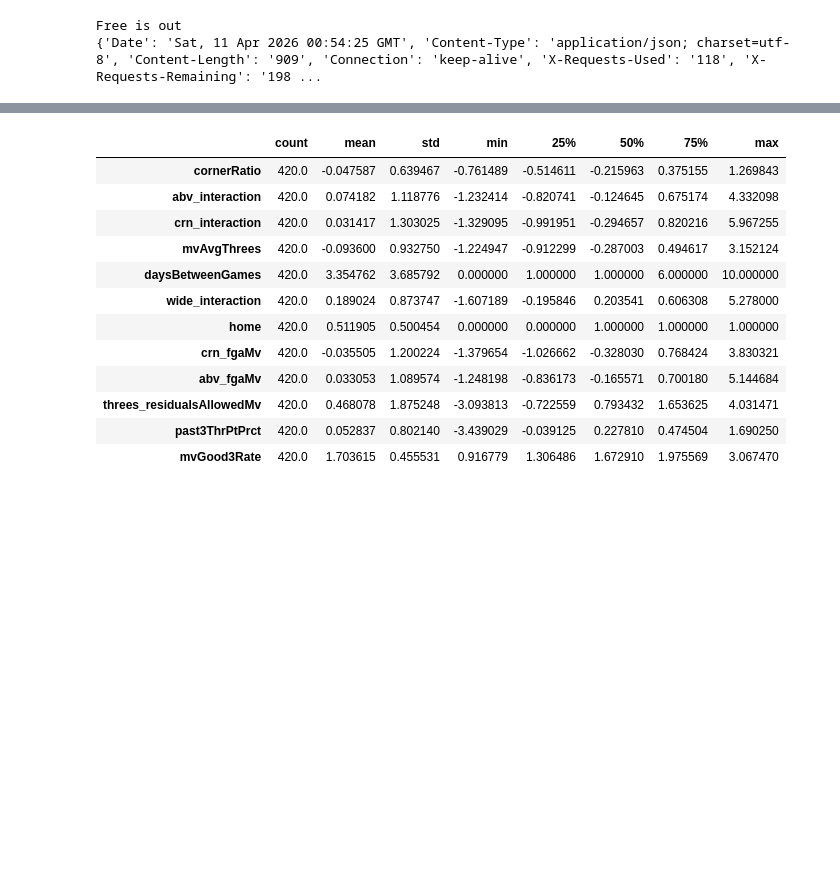
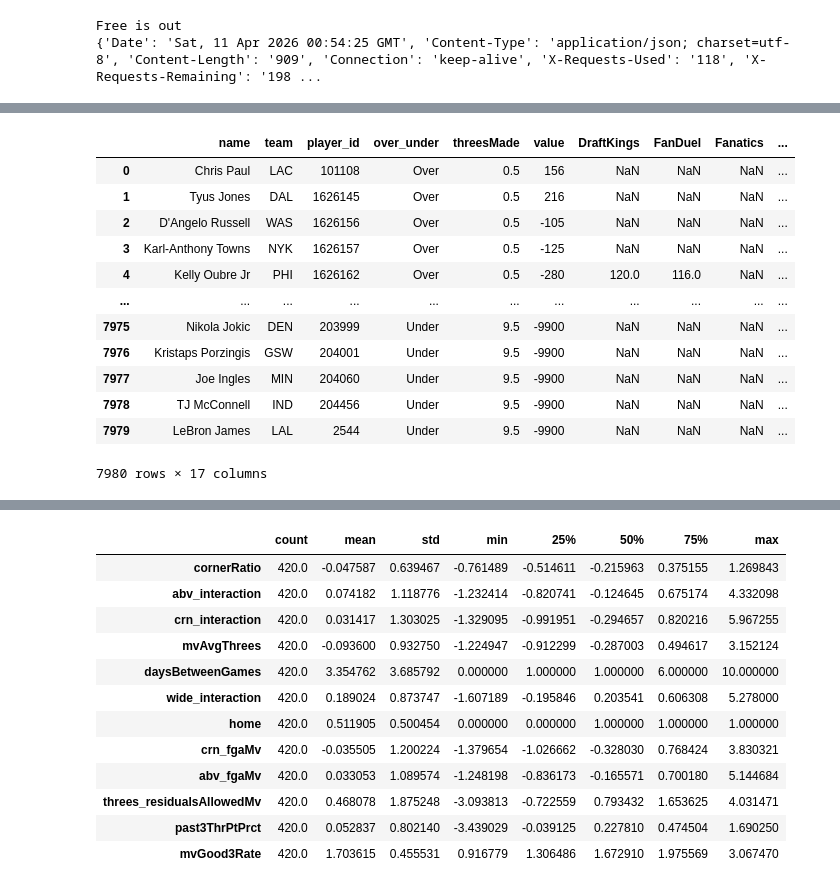
Before and after one commit to eac521/bets, a Jupyter notebook: Notebooks/2526Runs.ipynb, the cells around one changed output, grey strips where cells are left out. Cells and saved outputs as stored; diff of their text form; code cells hidden in the pictures; blank space fills up the shorter version.

```diff
--- a/Notebooks/2526Runs.ipynb
+++ b/Notebooks/2526Runs.ipynb
@@ -361,0 +371,4 @@ Free is out
+# %%
+#overs, idInfo, model = run_model(model_name)
+#odf = odds.fetch_odds('threes')
+df = odds.bet_table(overs, odf, odds.market_vars.get('threes').get('col_name'))
@@ -361,0 +391,16 @@ Free is out
+# %%
+df[['player_id','over_under','threesMade','prob','bet_book','final_line','amount','user'a
+# %% [output]
+|  | name | team | player_id | over_under | threesMade | value | DraftKings | FanDuel | Fanatics | ... |
+| 0 | Chris Paul | LAC | 101108 | Over | 0.5 | 156 | NaN | NaN | NaN | ... |
+| 1 | Tyus Jones | DAL | 1626145 | Over | 0.5 | 216 | NaN | NaN | NaN | ... |
+| 2 | D'Angelo Russell | WAS | 1626156 | Over | 0.5 | -105 | NaN | NaN | NaN | ... |
+| 3 | Karl-Anthony Towns | NYK | 1626157 | Over | 0.5 | -125 | NaN | NaN | NaN | ... |
+| 4 | Kelly Oubre Jr | PHI | 1626162 | Over | 0.5 | -280 | 120.0 | 116.0 | NaN | ... |
+| ... | ... | ... | ... | ... | ... | ... | ... | ... | ... | ... |
+| 7975 | Nikola Jokic | DEN | 203999 | Under | 9.5 | -9900 | NaN | NaN | NaN | ... |
+| 7976 | Kristaps Porzingis | GSW | 204001 | Under | 9.5 | -9900 | NaN | NaN | NaN | ... |
+| 7977 | Joe Ingles | MIN | 204060 | Under | 9.5 | -9900 | NaN | NaN | NaN | ... |
+| 7978 | TJ McConnell | IND | 204456 | Under | 9.5 | -9900 | NaN | NaN | NaN | ... |
+| 7979 | LeBron James | LAL | 2544 | Under | 9.5 | -9900 | NaN | NaN | NaN | ... |
+7980 rows × 17 columns
```
Also changed, not shown: parts of 15 cells of this notebook, 11 other files.
